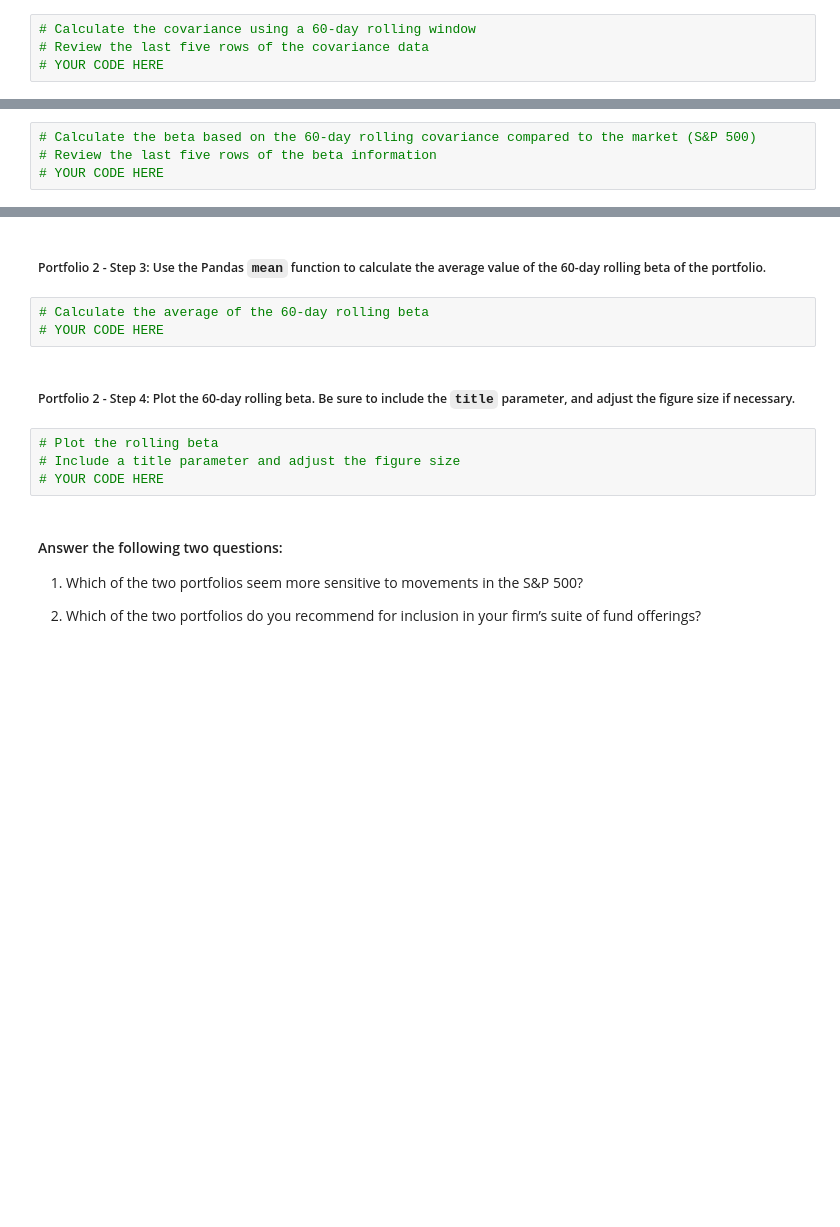
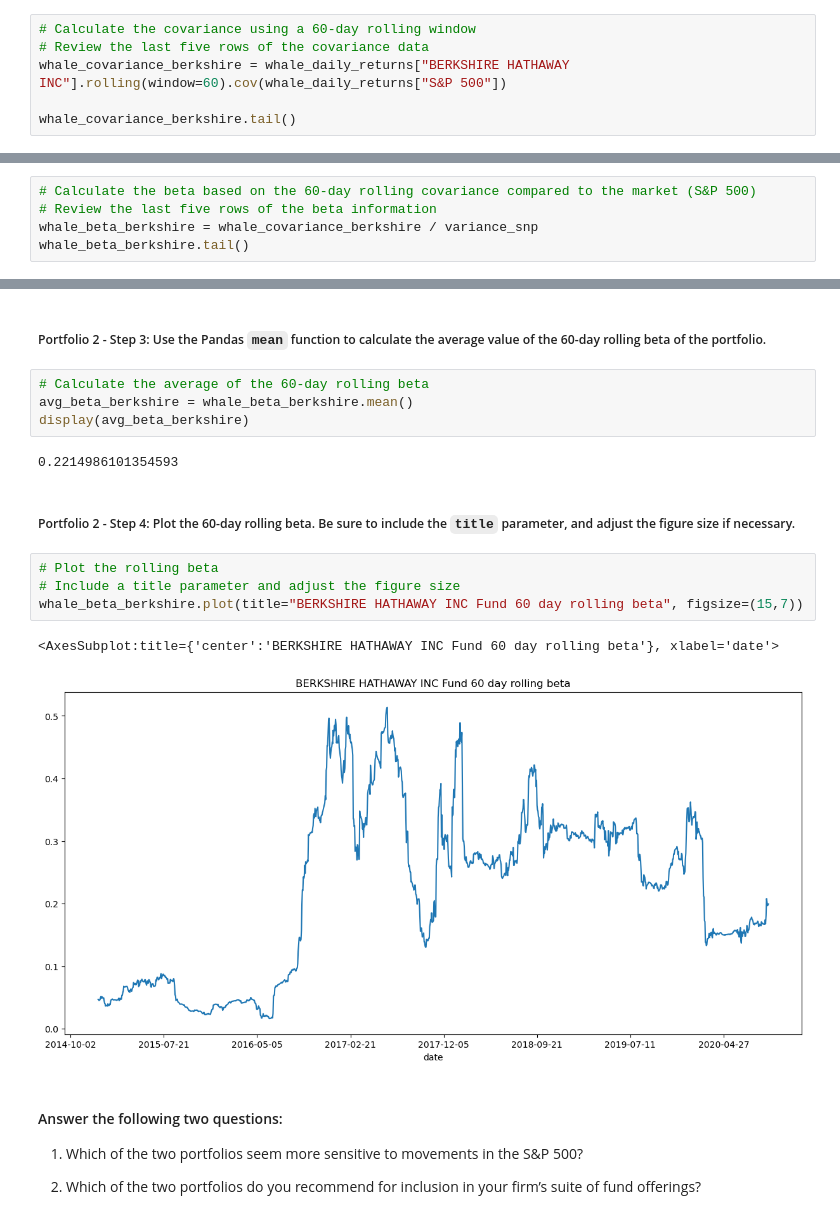
Before and after one commit to devops4cloud/fintech_module4_challenge, a Jupyter notebook: risk_return_analysis.ipynb, the cells around one changed output, grey strips where cells are left out. Saved outputs shown, nothing was run; the diff lists cells and outputs as text; blank space fills up the shorter version.

```diff
--- a/risk_return_analysis.ipynb
+++ b/risk_return_analysis.ipynb
@@ -405,4 +443,6 @@ Your analysis is nearing completion. Now, you need to evaluate how the portfolio
 # %%
 # Calculate the covariance using a 60-day rolling window
 # Review the last five rows of the covariance data
-# YOUR CODE HERE
+whale_covariance_berkshire = whale_daily_returns["BERKSHIRE HATHAWAY INC"].rolling(window=60).cov(whale_daily_returns["S&P 500"])
+
+whale_covariance_berkshire.tail()
@@ -411,4 +459,5 @@ Your analysis is nearing completion. Now, you need to evaluate how the portfolio
 # %%
 # Calculate the beta based on the 60-day rolling covariance compared to the market (S&P 500)
 # Review the last five rows of the beta information
-# YOUR CODE HERE
+whale_beta_berkshire = whale_covariance_berkshire / variance_snp
+whale_beta_berkshire.tail()
@@ -416,13 +473,19 @@ Your analysis is nearing completion. Now, you need to evaluate how the portfolio
 ##### Portfolio 2 - Step 3: Use the Pandas `mean` function to calculate the average value of the 60-day rolling beta of the portfolio.
 # %%
 # Calculate the average of the 60-day rolling beta
-# YOUR CODE HERE
+avg_beta_berkshire = whale_beta_berkshire.mean()
+display(avg_beta_berkshire)
+# %% [output]
+0.2214986101354593
 # %% [markdown]
 ##### Portfolio 2 - Step 4: Plot the 60-day rolling beta. Be sure to include the `title` parameter, and adjust the figure size if necessary.
 # %%
 # Plot the rolling beta
 # Include a title parameter and adjust the figure size
-# YOUR CODE HERE
+whale_beta_berkshire.plot(title="BERKSHIRE HATHAWAY INC Fund 60 day rolling beta", figsize=(15,7))
+# %% [output]
+<AxesSubplot:title={'center':'BERKSHIRE HATHAWAY INC Fund 60 day rolling beta'}, xlabel='date'>
+[figure, added]
 # %% [markdown]
 #### Answer the following two questions:
 
```
Also changed, not shown: parts of 9 cells of this notebook.
